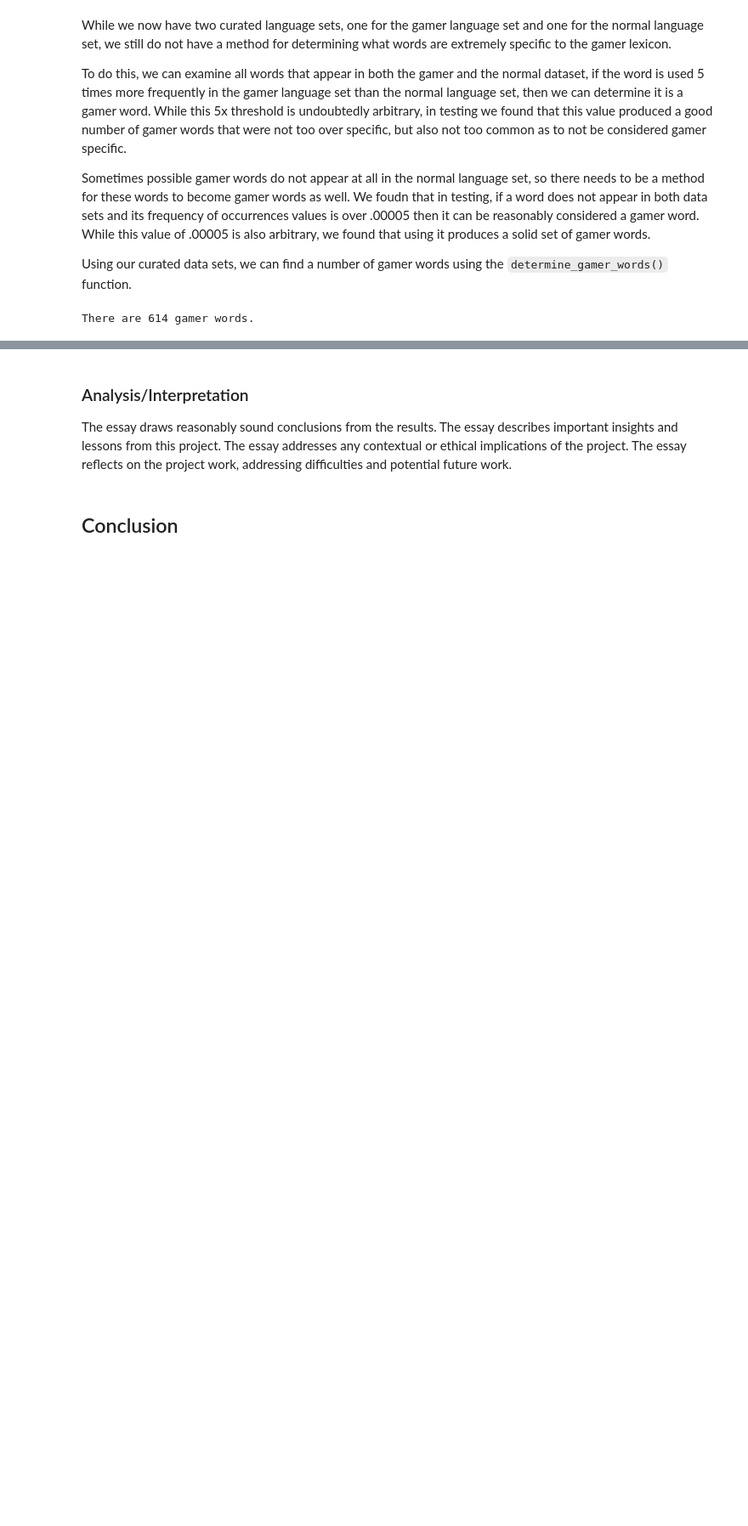
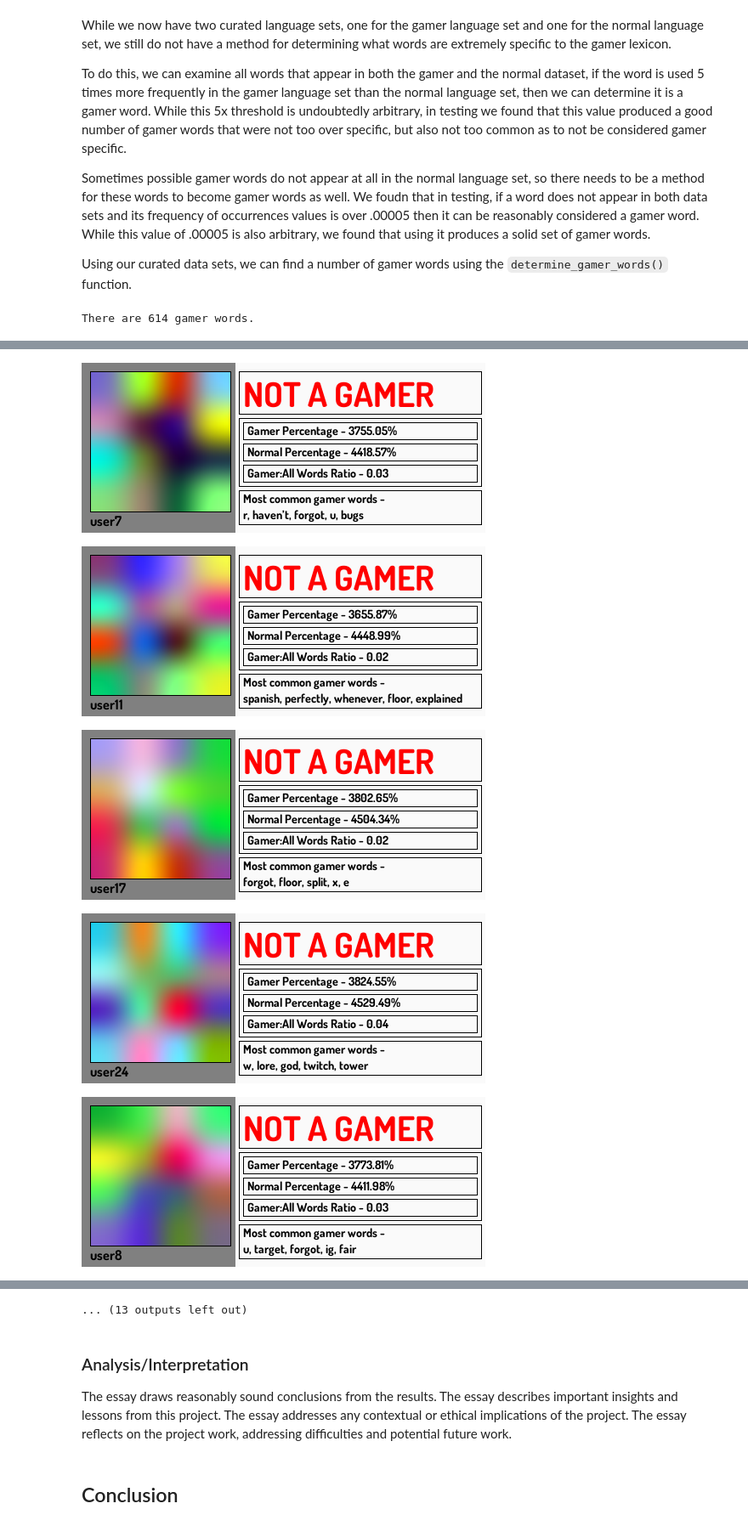
Before and after one commit to aditivinod/language-usage-analysis, a Jupyter notebook: compessay.ipynb, the cells around one changed output, grey strips where cells are left out. Shown at 85% size. Saved outputs shown, nothing was run; the diff lists cells and outputs as text; code cells hidden in the pictures; blank space fills up the shorter version.

```diff
--- a/compessay.ipynb
+++ b/compessay.ipynb
@@ -232,0 +202,30 @@ word_cloud(gamer_words_freq)
+# %%
+file_list = get_file_list(folder_path)
+dict_test2 = analyze_users_language(pars[0], pars[1], pars[2], pars[3], folder_path)
+
+
+user_id_dict = {}
+
+for user in file_list:
+    username = str(user)[len(str(folder_path))+1:-4]
+    stats2 = stats_lists(dict_test2, folder_path)
+    zs = stats_to_z_score(stats2[0], stats2[1], dict_test2, folder_path)
+    #gamer_freq = dict_test2[user][1]
+    #normal_freq = dict_test2[user][0]
+    gamer_freq = zs[1]
+    normal_freq = zs[0]
+    gamer_status = is_gamer(gamer_freq, normal_freq)
+    gamer_all_freq = dict_test2[user][2]
+    top = list(find_most_frequent_gamer_words(csv_to_dict(user), pars[2], 5).keys())
+
+    id_info = [username, gamer_status, gamer_freq, normal_freq, gamer_all_freq, top]
+    user_id_dict[user] = id_info
+
+for user in file_list:
+    create_profile_image(user_id_dict[user][0], user_id_dict[user][1], user_id_dict[user][2], user_id_dict[user][3], user_id_dict[user][4], user_id_dict[user][5])
+# %% [output]
+[figure, added]
+[figure, added]
+[figure, added]
+[figure, added]
+[figure, added]
@@ -233,3 +239,4 @@ word_cloud(gamer_words_freq)
+... (13 outputs left out)
 # %% [markdown]
 ### Analysis/Interpretation
 
```
Also changed, not shown: parts of 13 cells of this notebook, 2 other files.
